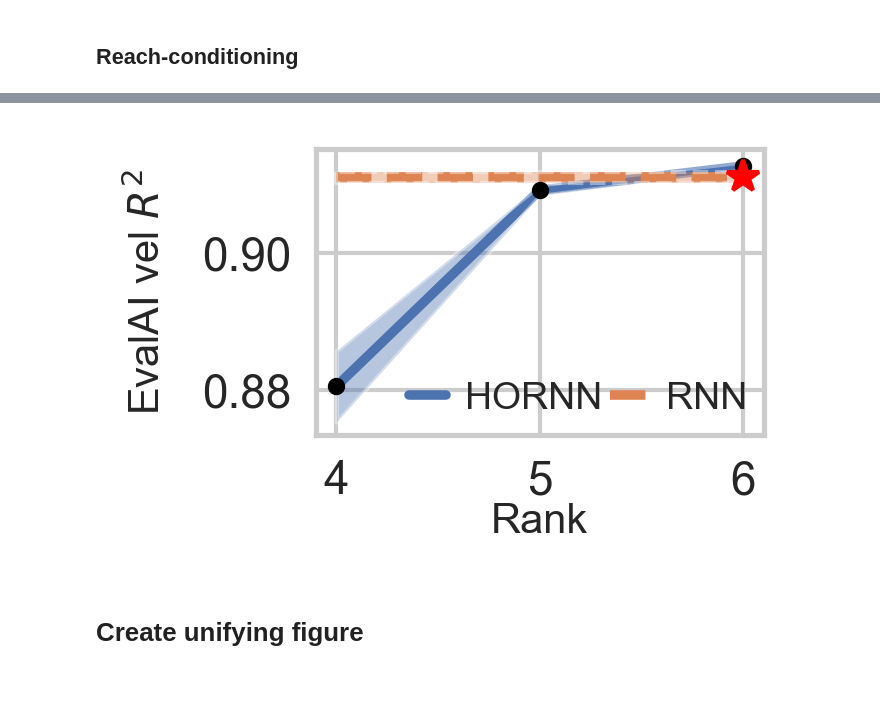
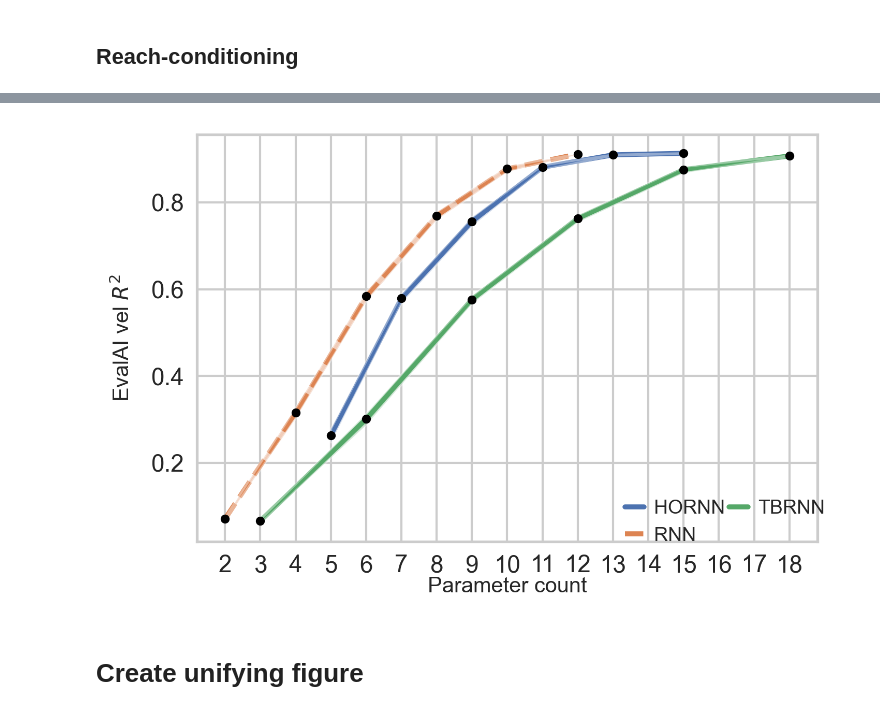
Before and after one commit to gilad-altshuler/Three_Body_RNN, a Jupyter notebook: notebooks/5_Neural_recordings_inference.ipynb, the cells around one changed output, grey strips where cells are left out. Cells and saved outputs as stored; diff of their text form; code cells hidden in the pictures; blank space fills up the shorter version.

```diff
--- a/notebooks/5_Neural_recordings_inference.ipynb
+++ b/notebooks/5_Neural_recordings_inference.ipynb
@@ -287,12 +300,16 @@ r_6_r_1_hornn mean: 0.9127869188785553  0.9133642784250717 0.912209559332039
 # %%
-samples = 30
-ranks = (4,5,6)
+SAMPLES = 30
+RANKS = 6
+
+# Prepare data
+ranks = range(1,RANKS+1)
+
 metric_names = ['vel $R^2$',]
-models = ["RNN", "HORNN"]
-r2s['RNN'] = r2s['r_6_rnn'].reshape(1,samples).repeat(len(ranks),axis=0)
-r2s['HORNN'] = np.stack([r2s[f'r_{r}_r_1_hornn'] for r in ranks],axis=0)
+models = ["RNN", "TBRNN", "HORNN"]
+
+r2s['RNN'] = np.stack([r2s[f'r_{rank}_rnn'] for rank in ranks],axis=0)
+r2s['HORNN'] = np.stack([r2s[f'r_{rank}_r_1_hornn'] for rank in ranks],axis=0)
+r2s['TBRNN'] = np.stack([r2s[f'r_{rank}_tbrnn'] for rank in ranks],axis=0)
-# %%
-ref = 'RNN'
 # %%
 import numpy as np
 import pandas as pd
@@ -302,57 +319,80 @@ import matplotlib.pyplot as plt
 # Theme FIRST (applies to objects created after this line)
 sns.set_theme(style="whitegrid", font_scale=1)
 
-# Prepare data
-r = ranks
-
 # Plot
-fig, axes = plt.subplots(1, 1, figsize=(2.5, 2/3*2.5), dpi=300)
+fig, axes = plt.subplots(1, 1, figsize=(5, 4/3*2.5), dpi=300)
 
 for ax, m in zip([axes,], metric_names):
 
     records = []
     for model in models:
         mean = np.mean(r2s[model], axis=-1)
-        ste  = np.std(r2s[model], axis=-1) / (samples**0.5)
+        ste  = np.std(r2s[model], axis=-1) / (SAMPLES**0.5)
         d_err, u_err = mean - ste, mean + ste
-        for i in range(len(ranks)):
+        for rank in ranks:
+            i = rank-1
+            if model == 'TBRNN':
+                parameter_count = 3*ranks[i]
+            elif model == 'HORNN':
+                parameter_count = 2*ranks[i] + 3
+            elif model == 'RNN':
+                parameter_count = 2*ranks[i]
+            else:
+                raise ValueError(f"Unknown model {model}")
             records.append({
-                "Rank"   : r[i],
+                "Rank"   : ranks[i],
+                "Params" : parameter_count,
                 "Metric" : mean[i],
                 "u_err"  : u_err[i],
                 "d_err"  : d_err[i],
                 "Model"  : model
             })
+
     rec_all[r"Reach conditioning|vel $R^2$"] = (records, ref)
     df = pd.DataFrame(records)
 
     # Plot each model with ribbon
     for model, sub in df.groupby("Model"):
-        sns.lineplot(ax=ax, data=sub, x="Rank", y="Metric",
-                     label=model, linestyle="--" if model == ref else "-",
-                     linewidth=2.3, zorder=1)
-        ax.fill_between(sub["Rank"], sub["d_err"], sub["u_err"], alpha=0.4, linestyle="--" if model == ref else "-",)
-        if model == ref:
-          ax.plot(sub["Rank"].iloc[-1],sub["Metric"].iloc[-1],'*', ms=8, color='red')
-        else:
-          ax.scatter(sub["Rank"], sub["Metric"], s=10, color="black", zorder=2)
+        sub = sub.sort_values("Params")  # important for fill_between
+
+        sns.lineplot(
+            ax=ax, data=sub, x="Params", y="Metric",
+            label=model,
+            linestyle="--" if model == ref else "-",
+            linewidth=2.3, zorder=1
+        )
+
+        ax.fill_between(
+            sub["Params"].to_numpy(),
+            sub["d_err"].to_numpy(),
+            sub["u_err"].to_numpy(),
+            alpha=0.4
+        )
+
+        ax.scatter(sub["Params"], sub["Metric"], s=10, color="black", zorder=2)
 
     # Labels and formatting
-    ax.set_xlabel("Rank", fontsize=10, labelpad=0)
+    ax.set_xlabel("Parameter count", fontsize=10, labelpad=0)
     ax.set_ylabel(f"EvalAI {m}", fontsize=10, labelpad=8)
-    ax.set_xticks(ranks)
-    ax.tick_params(axis='both', which='major', pad=0)  # avoid negative pad
-    ax.grid(True)  # ensure grid even if theme changes
+
+    pmin = int(df["Params"].min())
+    pmax = int(df["Params"].max())
+    ax.set_xticks(np.arange(pmin, pmax + 1, 1))
+
+    ax.tick_params(axis='both', which='major', pad=0)
+    ax.grid(True)
 
 # Legend on the last axes
-axes.legend(frameon=False, fontsize=9, loc='lower right',
-                bbox_to_anchor=(1.04, -0.05), ncol=2,
-                columnspacing=0.2, handletextpad=0.5, handlelength=1.0)
+axes.legend(
+    frameon=False, fontsize=9, loc='lower right',
+    bbox_to_anchor=(1.04, -0.05), ncol=2,
+    columnspacing=0.2, handletextpad=0.5, handlelength=1.0
+)
 
 plt.tight_layout()
 plt.savefig(f"{FIG_DIR}/reach_conditioning.png", dpi=300, bbox_inches='tight')
 plt.show()
 # %% [output]
-[figure, old version]
+[figure, new version]
 # %% [markdown]
 # Create unifying figure
```
Also changed, not shown: parts of 16 cells of this notebook.
